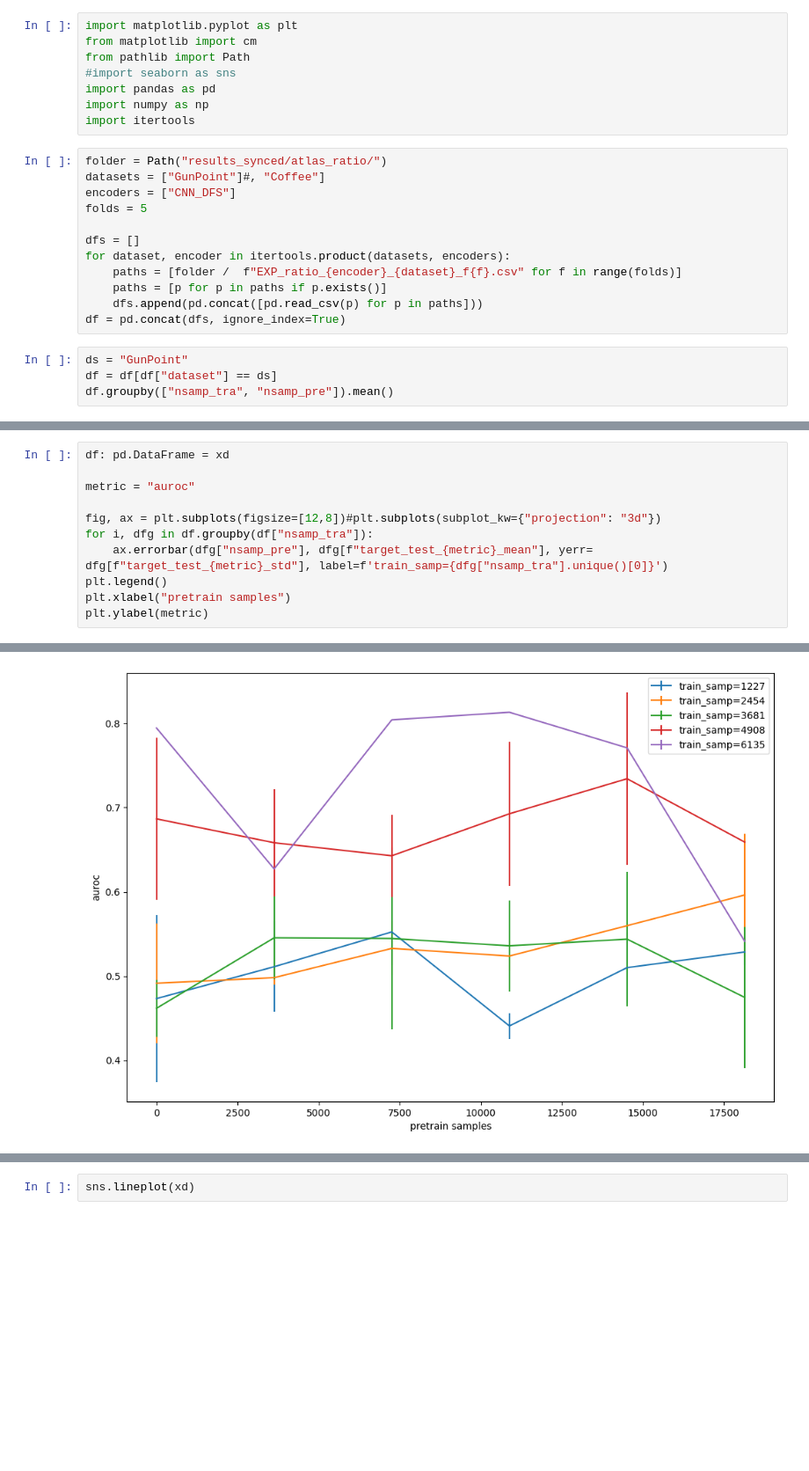
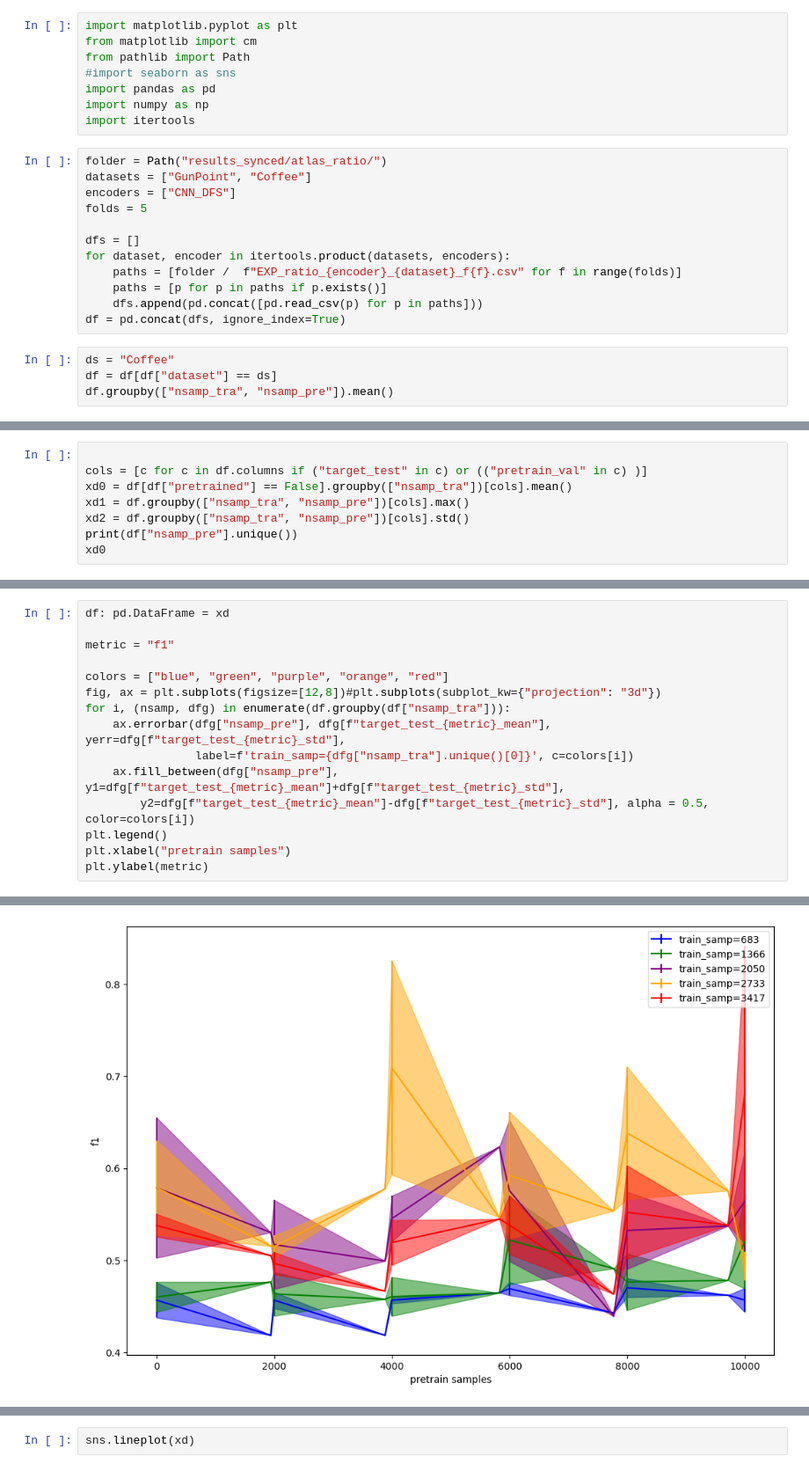
Before and after one commit to mbisan/s3ts, a Jupyter notebook: graphs.ipynb, the cells around one changed output, grey strips where cells are left out. Shown at 88% size. Cells and saved outputs as stored; diff of their text form; blank space fills up the shorter version.

```diff
--- a/graphs.ipynb
+++ b/graphs.ipynb
@@ -8,7 +8,7 @@ import numpy as np
 import itertools
 # %%
 folder = Path("results_synced/atlas_ratio/")
-datasets = ["GunPoint"]#, "Coffee"]
+datasets = ["GunPoint", "Coffee"]
 encoders = ["CNN_DFS"]
 folds = 5
 
@@ -19,7 +19,7 @@ for dataset, encoder in itertools.product(datasets, encoders):
     dfs.append(pd.concat([pd.read_csv(p) for p in paths]))
 df = pd.concat(dfs, ignore_index=True)
 # %%
-ds = "GunPoint"
+ds = "Coffee"
 df = df[df["dataset"] == ds]
 df.groupby(["nsamp_tra", "nsamp_pre"]).mean()
 # %% [output]
@@ -43,0 +44,8 @@ df.groupby(["nsamp_tra", "nsamp_pre"]).mean()
+# %%
+
+cols = [c for c in df.columns if ("target_test" in c) or (("pretrain_val" in c) )]
+xd0 = df[df["pretrained"] == False].groupby(["nsamp_tra"])[cols].mean()
+xd1 = df.groupby(["nsamp_tra", "nsamp_pre"])[cols].max()
+xd2 = df.groupby(["nsamp_tra", "nsamp_pre"])[cols].std()
+print(df["nsamp_pre"].unique())
+xd0
@@ -71,11 +86,15 @@ xd
 # %%
 df: pd.DataFrame = xd
 
-metric = "auroc"
+metric = "f1"
 
+colors = ["blue", "green", "purple", "orange", "red"]
 fig, ax = plt.subplots(figsize=[12,8])#plt.subplots(subplot_kw={"projection": "3d"})
-for i, dfg in df.groupby(df["nsamp_tra"]):
-    ax.errorbar(dfg["nsamp_pre"], dfg[f"target_test_{metric}_mean"], yerr= dfg[f"target_test_{metric}_std"], label=f'train_samp={dfg["nsamp_tra"].unique()[0]}')
+for i, (nsamp, dfg) in enumerate(df.groupby(df["nsamp_tra"])):
+    ax.errorbar(dfg["nsamp_pre"], dfg[f"target_test_{metric}_mean"], yerr=dfg[f"target_test_{metric}_std"],
+                label=f'train_samp={dfg["nsamp_tra"].unique()[0]}', c=colors[i])
+    ax.fill_between(dfg["nsamp_pre"], y1=dfg[f"target_test_{metric}_mean"]+dfg[f"target_test_{metric}_std"],
+        y2=dfg[f"target_test_{metric}_mean"]-dfg[f"target_test_{metric}_std"], alpha = 0.5, color=colors[i])
 plt.legend()
 plt.xlabel("pretrain samples")
 plt.ylabel(metric)
@@ -84,4 +103,4 @@ Text(0, 0.5, 'auroc')
-[figure, old version]
+[figure, new version]
 # %%
 df: pd.DataFrame = dfs["ratio"]
 cols = [c for c in df.columns if ("target_test" in c) and ("nepochs" not in c)]
```
Also changed, not shown: parts of 5 cells of this notebook, 7 other files.
